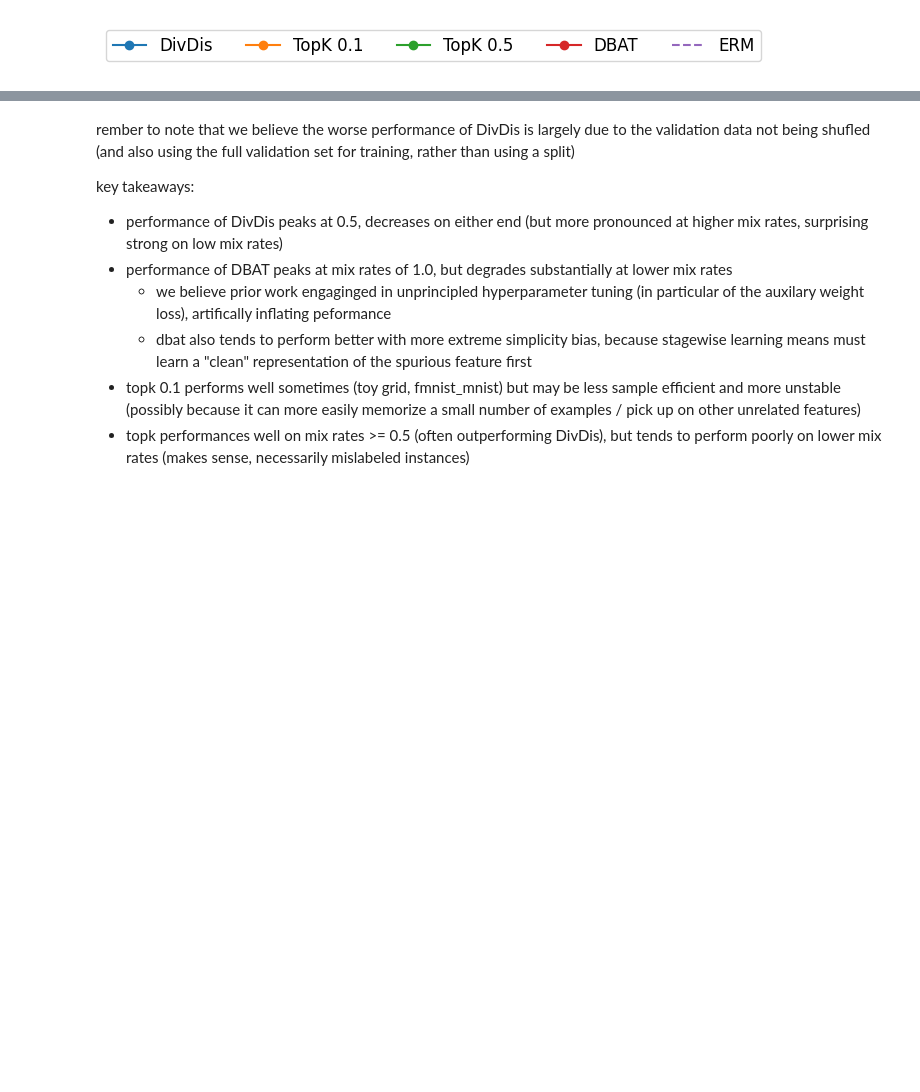
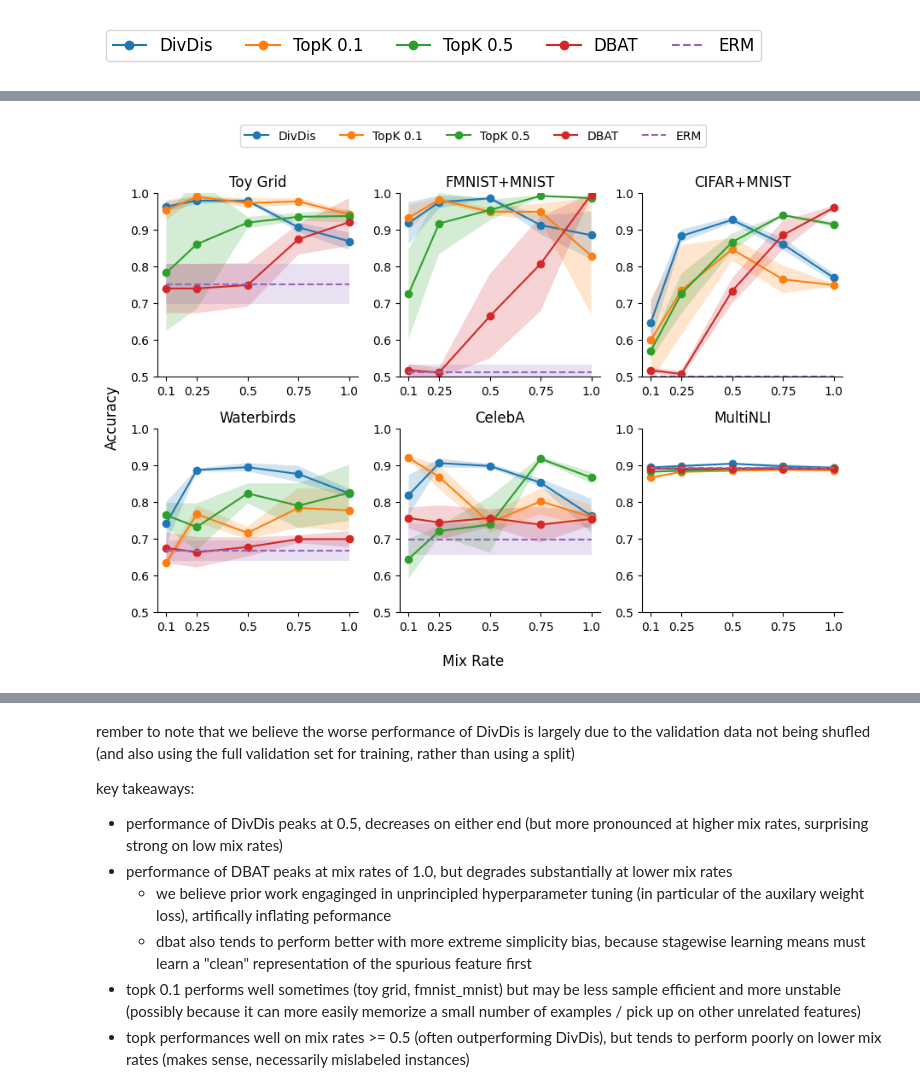
Before and after one commit to oliveradk/diverse-gen, a Jupyter notebook: experiments/250122_cc/0_cc_exps.ipynb, the cells around one changed output, grey strips where cells are left out. Cells and saved outputs as stored; diff of their text form; code cells hidden in the pictures; blank space fills up the shorter version.

Commit message:
single figure

```diff
--- a/experiments/250122_cc/0_cc_exps.ipynb
+++ b/experiments/250122_cc/0_cc_exps.ipynb
@@ -361,3 +424,8 @@ for ds_name, method_dict in acc_results.items():
+# %%
+fig, axes = plot_acc_results_grid(acc_results, ignored_loss_types=ignored_loss_types, dataset_titles=dataset_titles)
+plt.show()
+# %% [output]
+[figure, added]
 # %%
 # get average accs (by val loss) for each experiment
 alt_acc_results = defaultdict(lambda:defaultdict(list))
```
Also changed, not shown: parts of 6 cells of this notebook.
